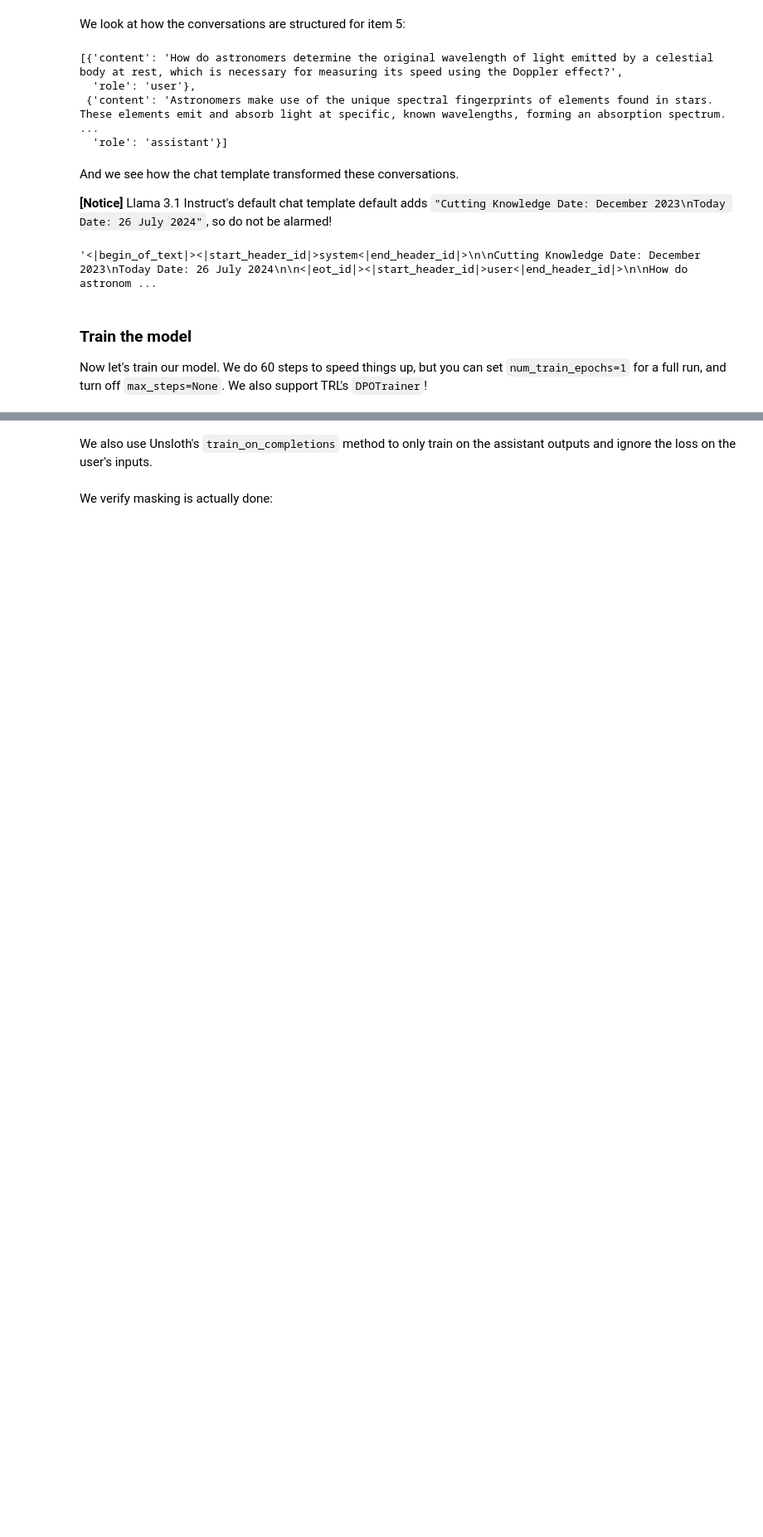
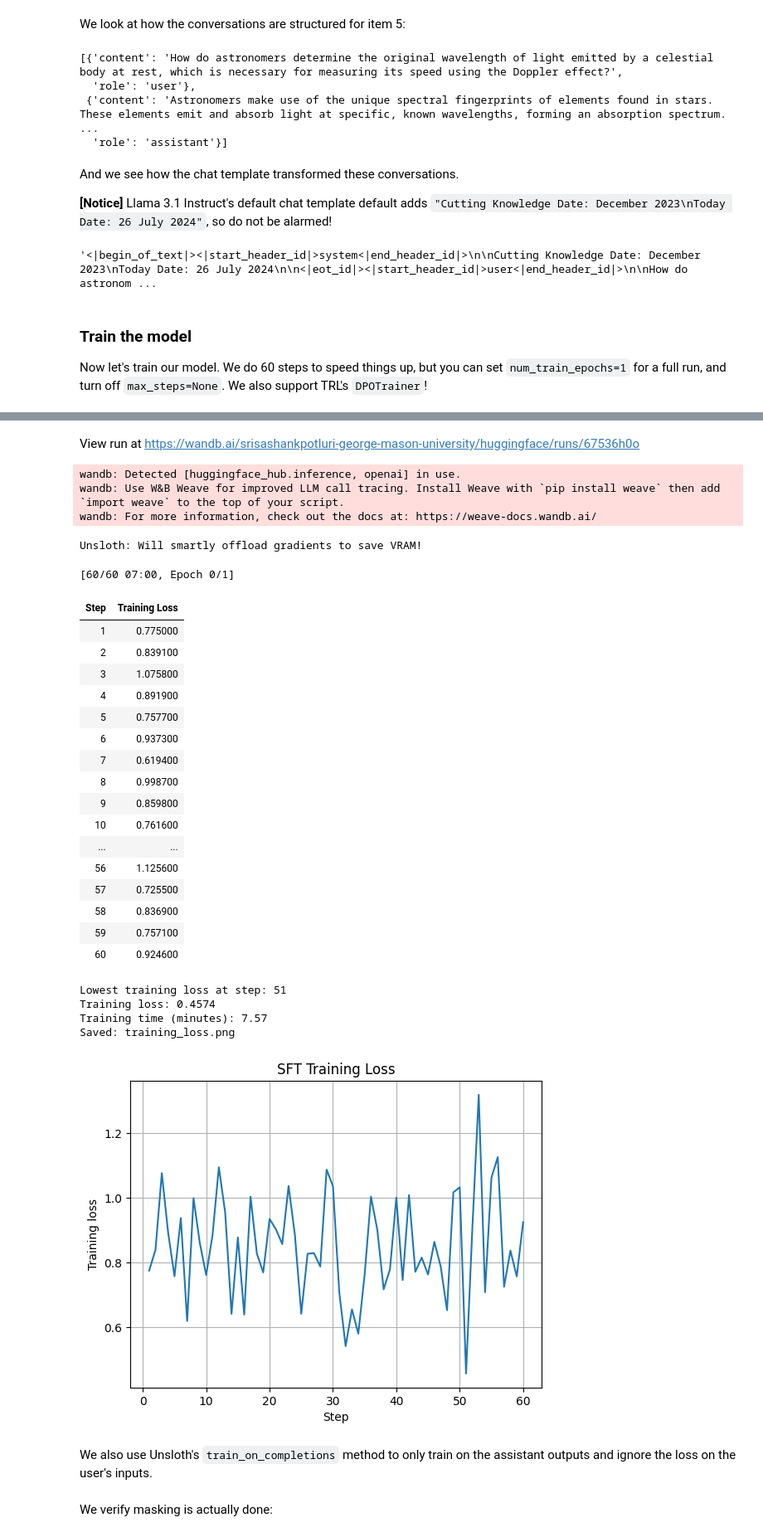
Before and after one commit to Sashankpotluru/DBMS-RECORD, a Jupyter notebook: nb/Llama3.2_(1B_and_3B)-Conversational.ipynb, the cells around one changed output, grey strips where cells are left out. Shown: that part at 83% size. Saved outputs shown, nothing was run; the diff lists cells and outputs as text; code cells hidden in the pictures; blank space fills up the shorter version.

```diff
--- a/nb/Llama3.2_(1B_and_3B)-Conversational.ipynb
+++ b/nb/Llama3.2_(1B_and_3B)-Conversational.ipynb
@@ -227,3 +227,22 @@ trainer = train_on_responses_only(
     instruction_part = "<|start_header_id|>user<|end_header_id|>\n\n",
     response_part    = "<|start_header_id|>assistant<|end_header_id|>\n\n",
 )
+# %%
+import time, matplotlib.pyplot as plt
+
+t0 = time.time()
+train_result = trainer.train()
+mins = (time.time() - t0) / 60.0
+
+logs = [e for e in trainer.state.log_history if "loss" in e and "learning_rate" in e]
+best = min(logs, key=lambda d: d["loss"])
+print("Lowest training loss at step:", best["step"])
+print("Training loss:", round(best["loss"], 4))
+print("Training time (minutes):", round(mins, 2))
+
+# optional local figure for the PDF
+steps, losses = [d["step"] for d in logs], [d["loss"] for d in logs]
+plt.figure(); plt.plot(steps, losses); plt.xlabel("Step"); plt.ylabel("Training loss"); plt.title("SFT Training Loss"); plt.grid(True)
+plt.savefig("training_loss.png", dpi=220, bbox_inches="tight")
+print("Saved: training_loss.png")
+# %% [output]
@@ -230,3 +260,31 @@ trainer = train_on_responses_only(
+View run at https://wandb.ai/srisashankpotluri-george-mason-university/huggingface/runs/67536h0o
+wandb: Detected [huggingface_hub.inference, openai] in use.
+wandb: Use W&B Weave for improved LLM call tracing. Install Weave with `pip install weave` then add `import weave` to the top of your script.
+wandb: For more information, check out the docs at: https://weave-docs.wandb.ai/
+Unsloth: Will smartly offload gradients to save VRAM!
+[60/60 07:00, Epoch 0/1]
+| Step | Training Loss |
+| 1 | 0.775000 |
+| 2 | 0.839100 |
+| 3 | 1.075800 |
+| 4 | 0.891900 |
+| 5 | 0.757700 |
+| 6 | 0.937300 |
+| 7 | 0.619400 |
+| 8 | 0.998700 |
+| 9 | 0.859800 |
+| 10 | 0.761600 |
+| ... | ... |
+| 56 | 1.125600 |
+| 57 | 0.725500 |
+| 58 | 0.836900 |
+| 59 | 0.757100 |
+| 60 | 0.924600 |
+Lowest training loss at step: 51
+Training loss: 0.4574
+Training time (minutes): 7.57
+Saved: training_loss.png
+[figure, added]
 # %% [markdown]
 We also use Unsloth's `train_on_completions` method to only train on the assistant outputs and ignore the loss on the user's inputs.
 # %%
```
Also changed, not shown: parts of 6 cells of this notebook.
